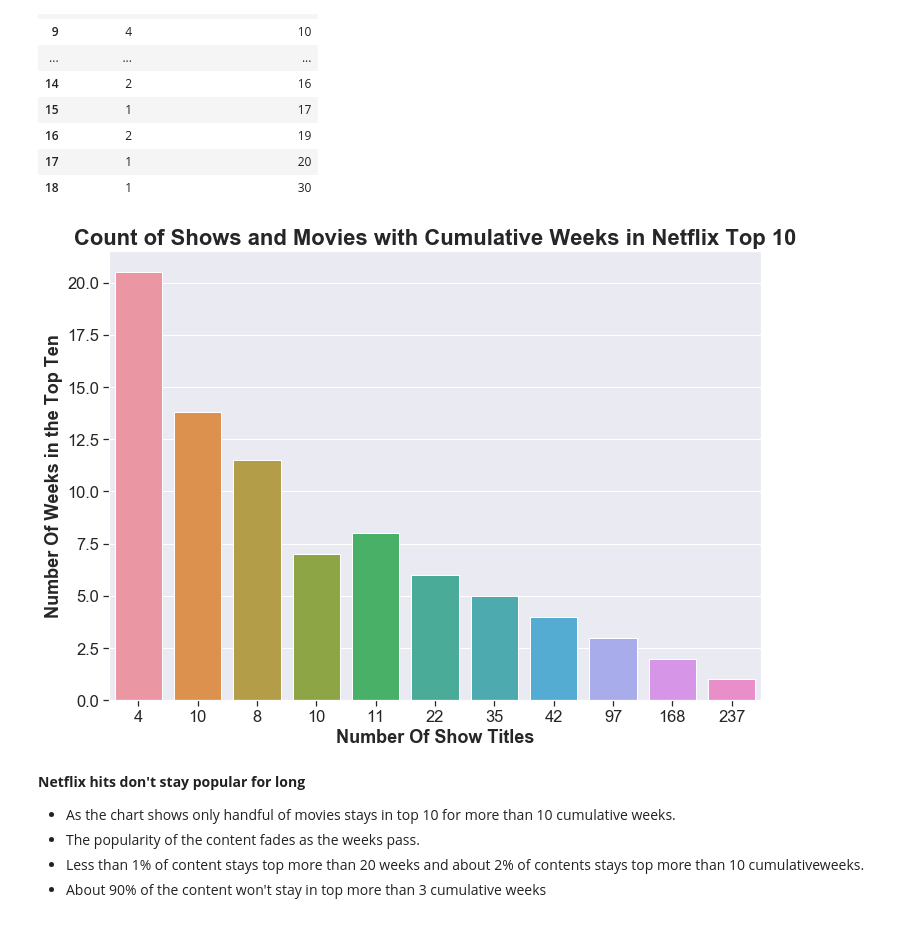
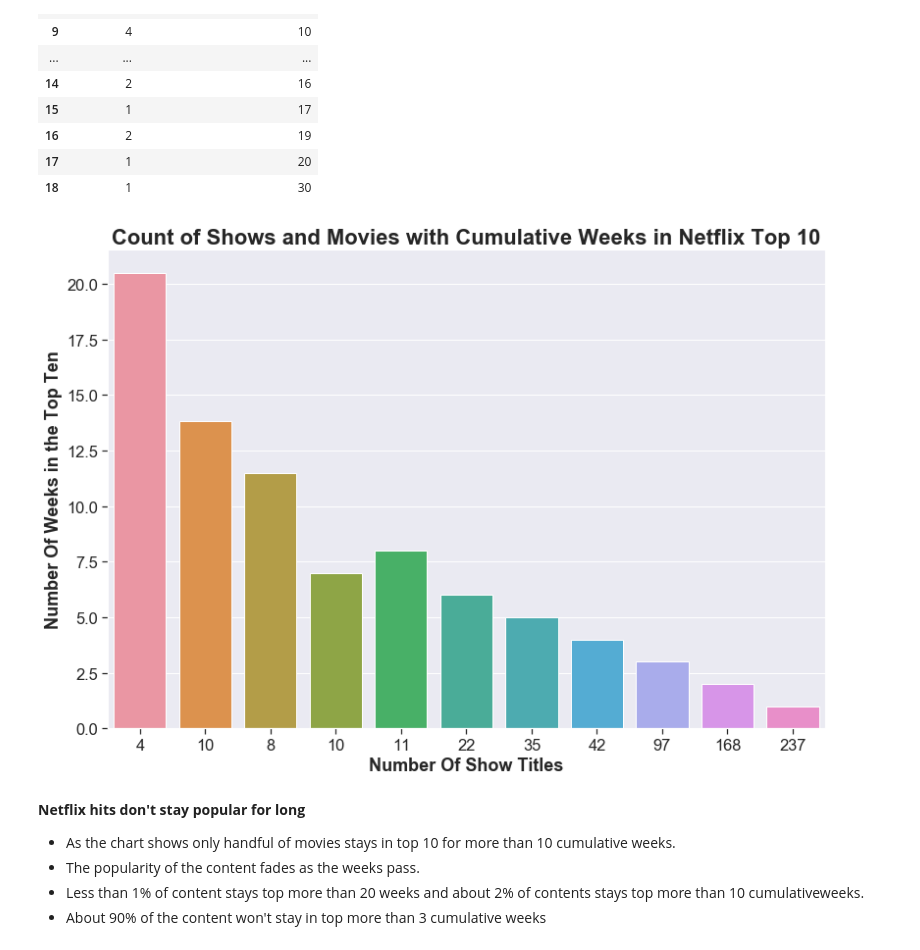
Before and after one commit to EdithLotterman/Project-1-Team-8, a Jupyter notebook: team8_netflix_proj1_Analysis.ipynb, the cells around one changed output. Drawn from its saved outputs; the diff is of its cells as text; code cells hidden in the pictures.

```diff
--- a/team8_netflix_proj1_Analysis.ipynb
+++ b/team8_netflix_proj1_Analysis.ipynb
@@ -242,6 +242,7 @@ weeks_in_top10
 # Top 20 Shows/Films with the Most Weeks in the Netflix Top 10
 # using Seaborn:
 # set theme:
+plt.rcParams.update({'figure.autolayout': True})
 sns.set_theme(style="darkgrid", font_scale=1.5,rc={'xtick.bottom': True,
     'ytick.left': True,})
 # Set fig and axis, and figure size:
@@ -285,22 +286,23 @@ popularity_fading
 # %%
 # Bar graph to show how many movies stayed in top for long
 # using Seaborn:
 # set theme:
+plt.rcParams.update({'figure.autolayout': True})
 sns.set_theme(style="darkgrid", font_scale=1.5,rc={'xtick.bottom': True,
     'ytick.left': True,})
 # Set fig and axis, and figure size:
 fig, ax = plt.subplots(figsize=(11.7,8.27))
 g = sns.barplot(data=popularity_fading, y= "cumulative_weeks_in_top_10", x ="Show_title", ci=None)
 ax.set_xticklabels([4,10,8,10,11,22,35,42,97,168,237])
 # Add titles:
 plt.title("Count of Shows and Movies with Cumulative Weeks in Netflix Top 10",size=22, weight="bold")
 plt.xlabel("Number Of Show Titles", size=18, weight="bold")
 plt.ylabel("Number Of Weeks in the Top Ten", size=18, weight="bold")
 
 # Save to output_data folder:
 fig.savefig('./output_data/Bar_CountofCumulativeWeeks_Top10.png')
 # %% [output]
-[figure, old version]
+[figure, new version]
 # %% [markdown]
 **Netflix hits don't stay popular for long**
 - As the chart shows only handful of movies stays in top 10 for more than 10 cumulative weeks.
```
Also changed, not shown: parts of 2 cells of this notebook, 3 other files.
